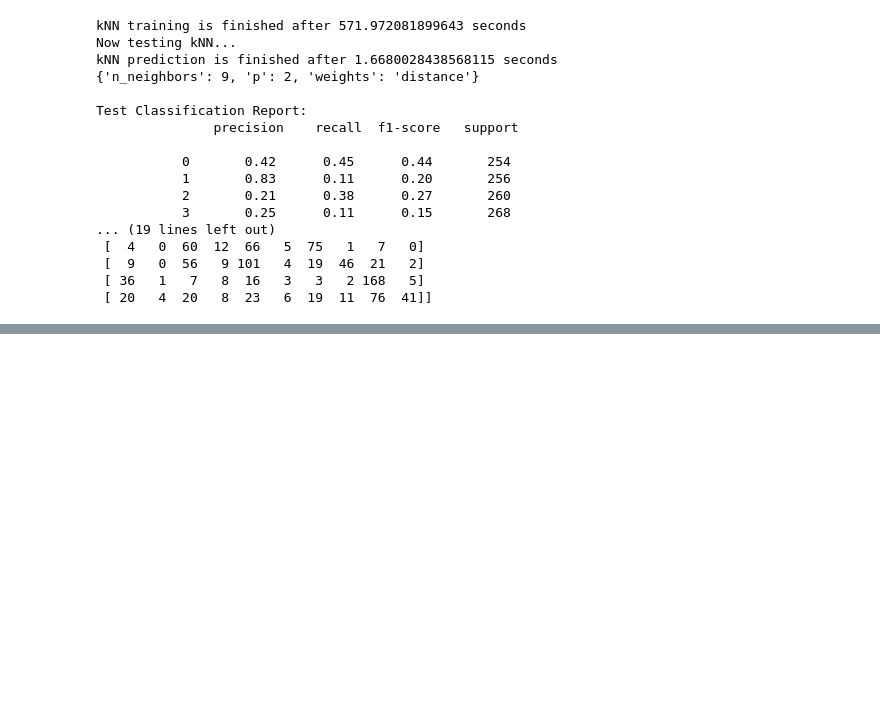
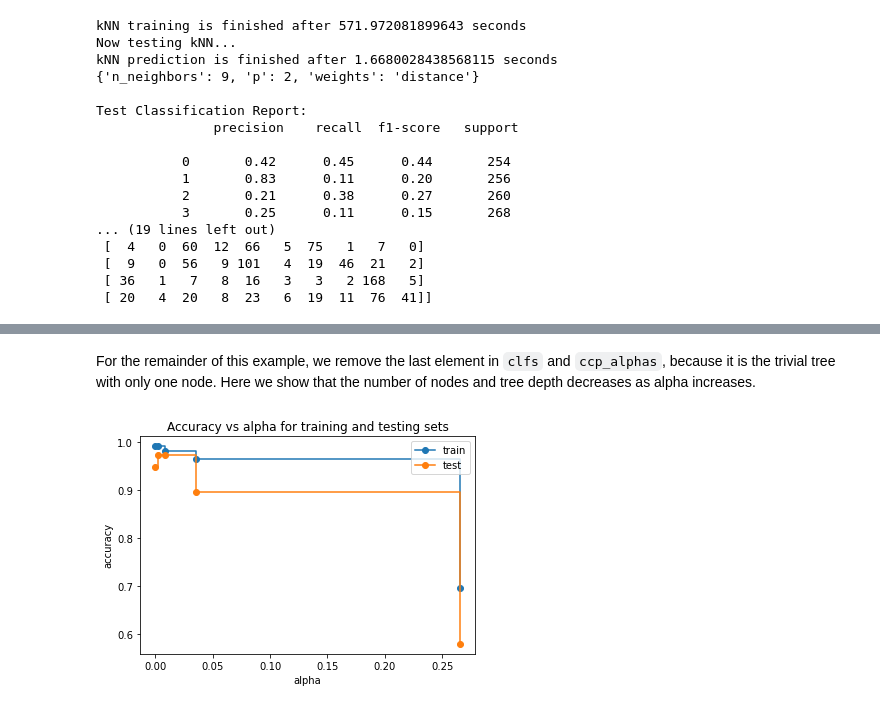
Before and after one commit to rtwhite1546/Spring-2021-Intro-to-Machine-Learning, a Jupyter notebook: Week-9-PCA-Decision-Trees/Week9.ipynb, the cells around one changed output, grey strips where cells are left out. Saved outputs shown, nothing was run; the diff lists cells and outputs as text; code cells hidden in the pictures; blank space fills up the shorter version.

```diff
--- a/Week-9-PCA-Decision-Trees/Week9.ipynb
+++ b/Week-9-PCA-Decision-Trees/Week9.ipynb
@@ -699,0 +819,18 @@ Test Classification Report:
+# %% [markdown]
+For the remainder of this example, we remove the last element in `clfs` and `ccp_alphas`, because it is the trivial tree with only one node. Here we show that the number of nodes and tree depth decreases as alpha increases.
+# %%
+train_scores = [clf.score(X_train, y_train) for clf in clfs]
+test_scores = [clf.score(X_test, y_test) for clf in clfs]
+
+fig, ax = plt.subplots()
+ax.set_xlabel("alpha")
+ax.set_ylabel("accuracy")
+ax.set_title("Accuracy vs alpha for training and testing sets")
+ax.plot(ccp_alphas, train_scores, marker='o', label="train",
+        drawstyle="steps-post")
+ax.plot(ccp_alphas, test_scores, marker='o', label="test",
+        drawstyle="steps-post")
+ax.legend()
+plt.show()
+# %% [output]
+[figure, added]
```
Also changed, not shown: parts of 9 cells of this notebook.
